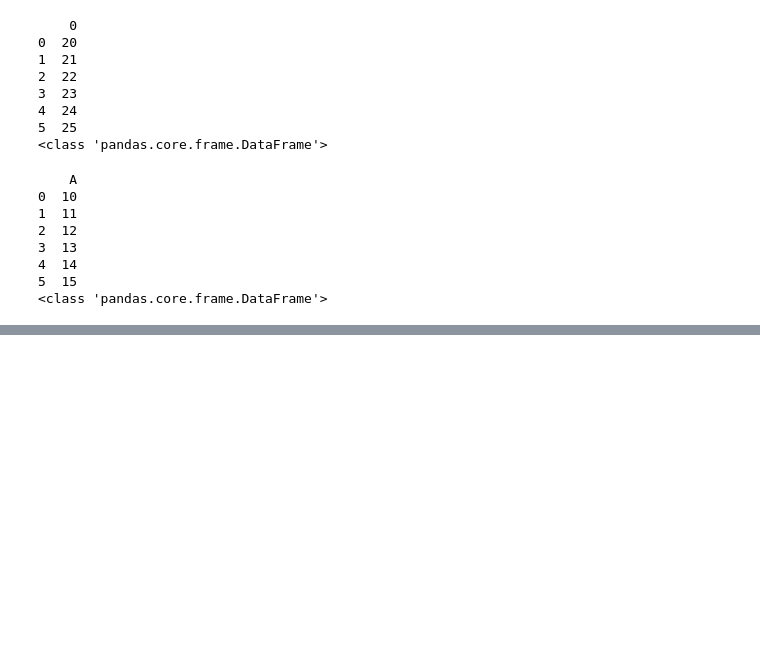
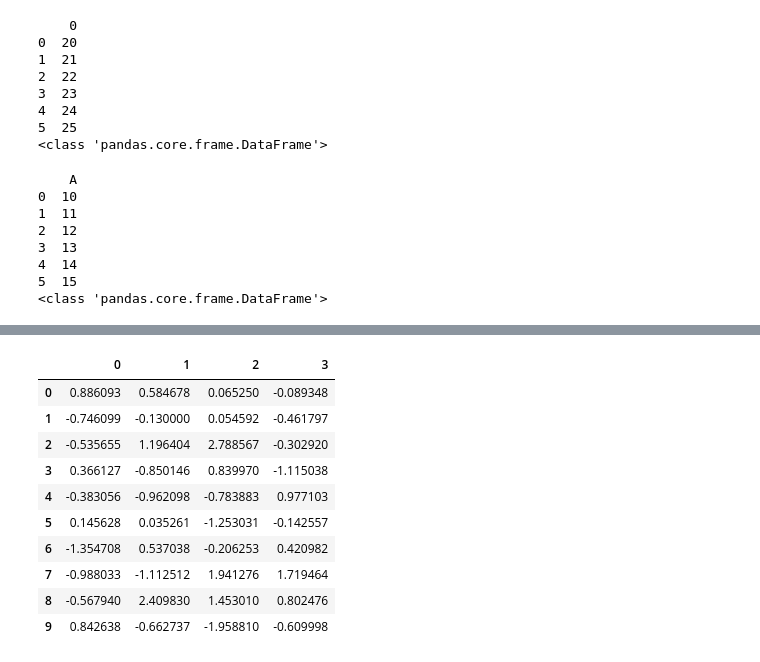
Before and after one commit to cdingding/exercises, a Jupyter notebook: 0Pandas_skills.ipynb, the cells around one changed output, grey strips where cells are left out. Saved outputs shown, nothing was run; the diff lists cells and outputs as text; code cells hidden in the pictures; blank space fills up the shorter version.

```diff
--- a/0Pandas_skills.ipynb
+++ b/0Pandas_skills.ipynb
@@ -842,0 +975,2 @@ print type(pd.DataFrame(np.arange(20,26)))
+# %%
+df = pd.DataFrame(np.random.randn(10, 4))
@@ -842,0 +999,3 @@ print type(pd.DataFrame(np.arange(20,26)))
+# %%
+pieces = [df[:3], df[3:7],df[7:]]
+pieces
@@ -842,0 +1016,16 @@ print type(pd.DataFrame(np.arange(20,26)))
+# %%
+df_merge = pd.concat(pieces)
+# %%
+df_merge
+# %% [output]
+|  | 0 | 1 | 2 | 3 |
+| 0 | 0.886093 | 0.584678 | 0.065250 | -0.089348 |
+| 1 | -0.746099 | -0.130000 | 0.054592 | -0.461797 |
+| 2 | -0.535655 | 1.196404 | 2.788567 | -0.302920 |
+| 3 | 0.366127 | -0.850146 | 0.839970 | -1.115038 |
+| 4 | -0.383056 | -0.962098 | -0.783883 | 0.977103 |
+| 5 | 0.145628 | 0.035261 | -1.253031 | -0.142557 |
+| 6 | -1.354708 | 0.537038 | -0.206253 | 0.420982 |
+| 7 | -0.988033 | -1.112512 | 1.941276 | 1.719464 |
+| 8 | -0.567940 | 2.409830 | 1.453010 | 0.802476 |
+| 9 | 0.842638 | -0.662737 | -1.958810 | -0.609998 |
```
Also changed, not shown: parts of 41 cells of this notebook.
